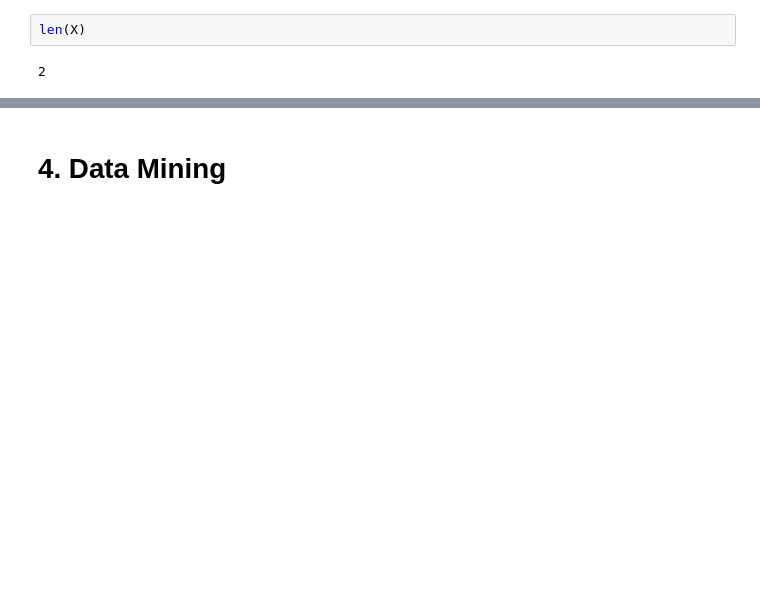
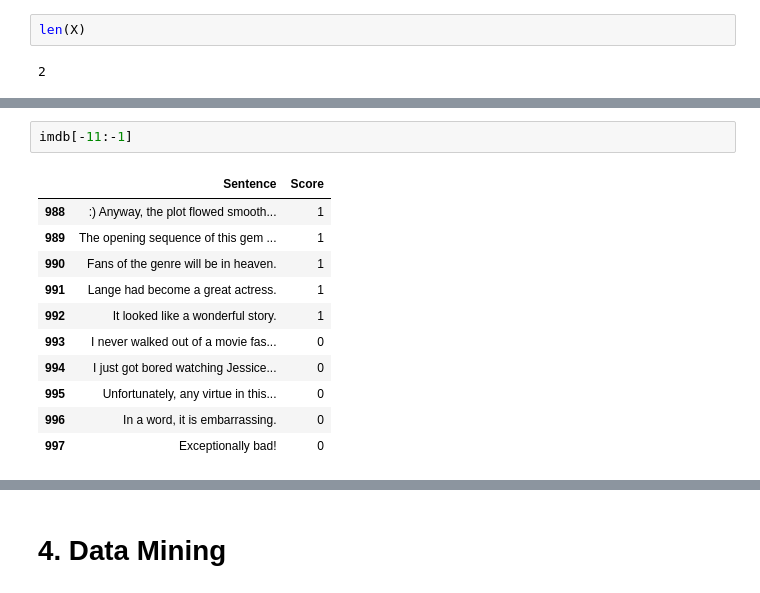
Before and after one commit to orison09/data_mining_hw_1, a Jupyter notebook: hw_1.ipynb, the cells around one changed output, grey strips where cells are left out. Drawn from its saved outputs; the diff is of its cells as text; blank space fills up the shorter version.

```diff
--- a/hw_1.ipynb
+++ b/hw_1.ipynb
@@ -146,0 +189,14 @@ len(X)
+# %%
+imdb[-11:-1]
+# %% [output]
+|  | Sentence | Score |
+| 988 | :) Anyway, the plot flowed smooth... | 1 |
+| 989 | The opening sequence of this gem ... | 1 |
+| 990 | Fans of the genre will be in heaven. | 1 |
+| 991 | Lange had become a great actress. | 1 |
+| 992 | It looked like a wonderful story. | 1 |
+| 993 | I never walked out of a movie fas... | 0 |
+| 994 | I just got bored watching Jessice... | 0 |
+| 995 | Unfortunately, any virtue in this... | 0 |
+| 996 | In a word, it is embarrassing. | 0 |
+| 997 | Exceptionally bad! | 0 |
```
Also changed, not shown: parts of 15 cells of this notebook.
